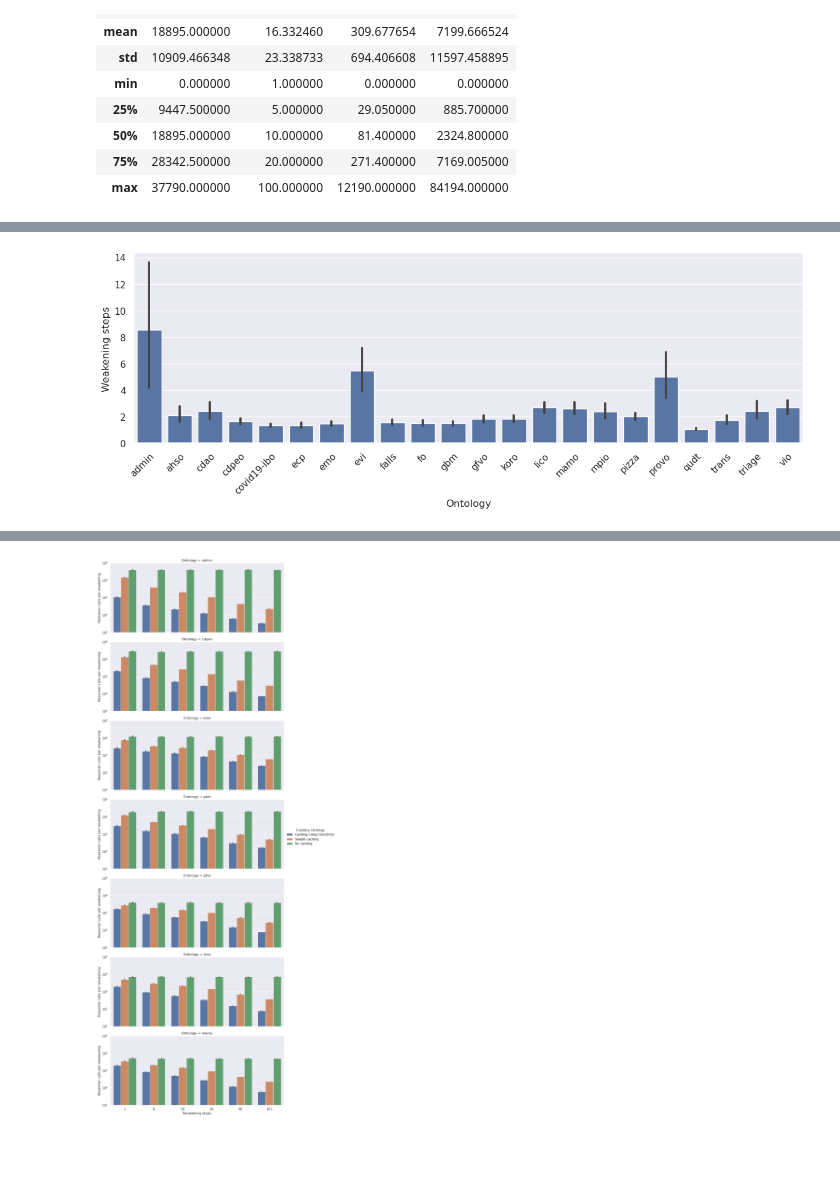
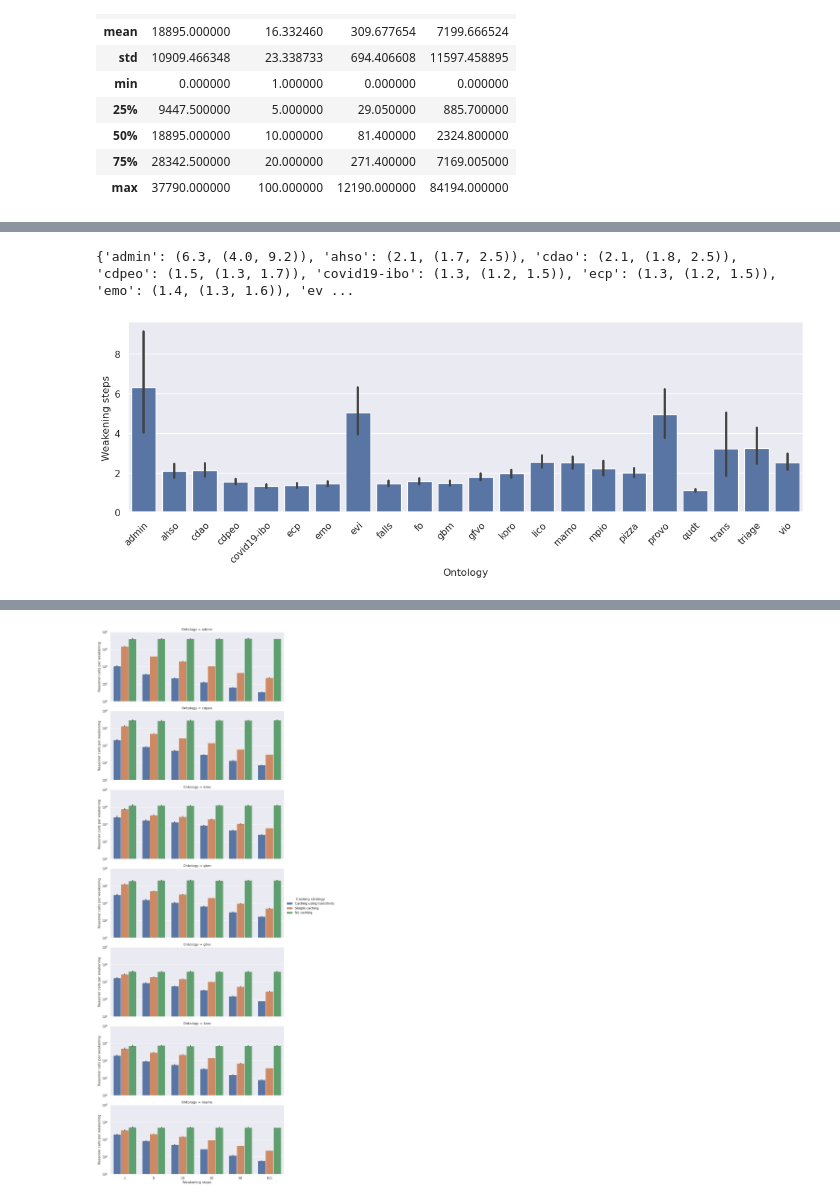
Before and after one commit to rolandbernard/paper-axiom-weakening, a Jupyter notebook: experiments/scripts/explore.ipynb, the cells around one changed output, grey strips where cells are left out. Cells and saved outputs as stored; diff of their text form; code cells hidden in the pictures; blank space fills up the shorter version.

```diff
--- a/experiments/scripts/explore.ipynb
+++ b/experiments/scripts/explore.ipynb
@@ -51,9 +49,17 @@ repair_data['Repair time [ms]'] = repair_data['time']
 repair_data['Reasoner calls'] = repair_data['calls']
 repair_data['IIC w.r.t. maximal consistent subset'] = repair_data['iic_mcs']
 repair_data['IIC w.r.t. repair by removal'] = repair_data['iic_remove']
-repair_data['Inferred class hierarchy size (weakening)'] = repair_data['inf_weakening']
-repair_data['Inferred class hierarchy size (mcs)'] = repair_data['inf_mcs']
-repair_data['Inferred class hierarchy size (removal)'] = repair_data['inf_remove']
+repair_data['Inferred (weakening)'] = repair_data['inf_weakening']
+repair_data['Inferred (MCS)'] = repair_data['inf_mcs']
+repair_data['Inferred (removal)'] = repair_data['inf_remove']
+repair_data['Weakening steps v2'] = repair_data['steps_enhance']
+repair_data['Repair time [ms] v2'] = repair_data['time_enhance']
+repair_data['Reasoner calls v2'] = repair_data['calls_enhance']
+repair_data['Inferred (weakening v2)'] = repair_data['inf_enhance']
+repair_data['v2 IIC w.r.t. maximal consistent subset'] = repair_data['iic_enhance_mcs']
+repair_data['v2 IIC w.r.t. repair by removal'] = repair_data['iic_enhance_remove']
+repair_data['v2 IIC w.r.t. weakening'] = repair_data['iic_enhance_weaken']
+repair_data['MCS IIC w.r.t. removal'] = repair_data['iic_mcs_remove']
 # %%
 cache_data.info()
 cache_data.describe()
@@ -152,12 +332,13 @@ print(repair_data['iic_mcs'].mean(), tuple(zip(lower, upper)))
 # %%
 order = np.unique(repair_data['Ontology'])
-sns.catplot(data=repair_data, kind='bar', x='Ontology',
-            y='Weakening steps', height=4, aspect=3, color='b', order=order, n_boot=50_000, seed=10)
+facet = sns.catplot(data=repair_data, kind='bar', x='Ontology',
+            y='Weakening steps', height=4, aspect=3, color='b', order=order, n_boot=5_000, seed=10)
 plt.xticks(rotation=45, ha='right', rotation_mode='anchor')
 plt.savefig('../../figures/steps-ontology-bar.png', dpi=100, bbox_inches = "tight")
-lower = [line.get_ydata().min() for line in facet.ax.lines]
-upper = [line.get_ydata().max() for line in facet.ax.lines]
-print({order[i]: (repair_data[repair_data['Ontology'] == order[i]]
-      ['iic_mcs'].mean(), ci) for i, ci in enumerate(zip(lower, upper))})
+lower = [round(line.get_ydata().min() - 0.05, 1) for line in facet.ax.lines]
+upper = [round(line.get_ydata().max() + 0.05, 1) for line in facet.ax.lines]
+print({order[i]: (round(repair_data[repair_data['Ontology'] == order[i]]
+      ['steps'].mean(), 1), ci) for i, ci in enumerate(zip(lower, upper))})
 # %% [output]
+{'admin': (6.3, (4.0, 9.2)), 'ahso': (2.1, (1.7, 2.5)), 'cdao': (2.1, (1.8, 2.5)), 'cdpeo': (1.5, (1.3, 1.7)), 'covid19-ibo': (1.3, (1.2, 1.5)), 'ecp': (1.3, (1.2, 1.5)), 'emo': (1.4, (1.3, 1.6)), 'ev ...
-[figure, old version]
+[figure, new version]
```
Also changed, not shown: parts of 32 cells of this notebook, 33 other files.
